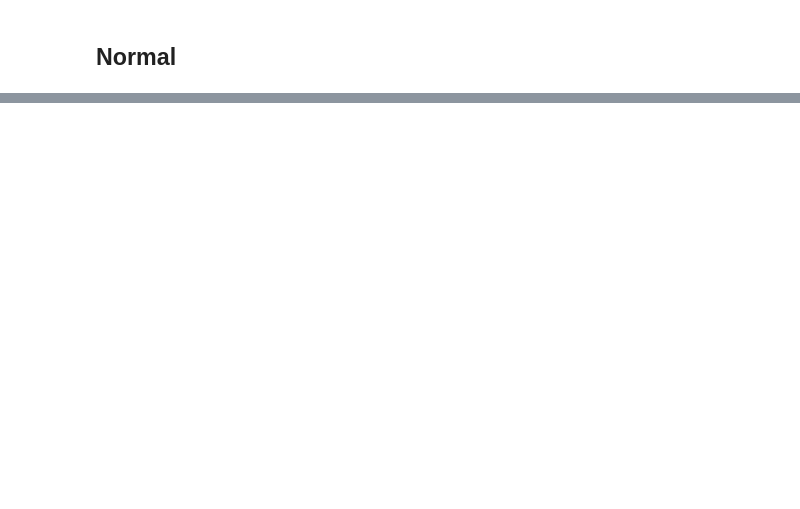
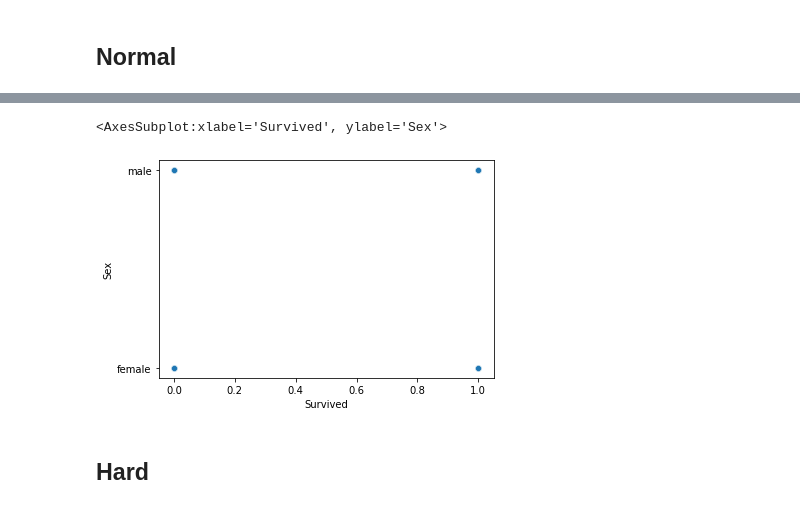
Before and after one commit to Kir-Kotin/Brunoyam, a Jupyter notebook: notebooks/03 - homework.ipynb, the cells around one changed output, grey strips where cells are left out. Drawn from its saved outputs; the diff is of its cells as text; code cells hidden in the pictures; blank space fills up the shorter version.

```diff
--- a/notebooks/03 - homework.ipynb
+++ b/notebooks/03 - homework.ipynb
@@ -88,0 +141,8 @@ TypeError: scatter() missing 2 required positional arguments: 'x' and 'y'
+# %%
+#Корреляция между полом и выживаемостью
+sns.scatterplot(data=df, x="Survived", y="Sex")
+# %% [output]
+<AxesSubplot:xlabel='Survived', ylabel='Sex'>
+[figure, added]
+# %% [markdown]
+## Hard
```
Also changed, not shown: parts of 6 cells of this notebook.
